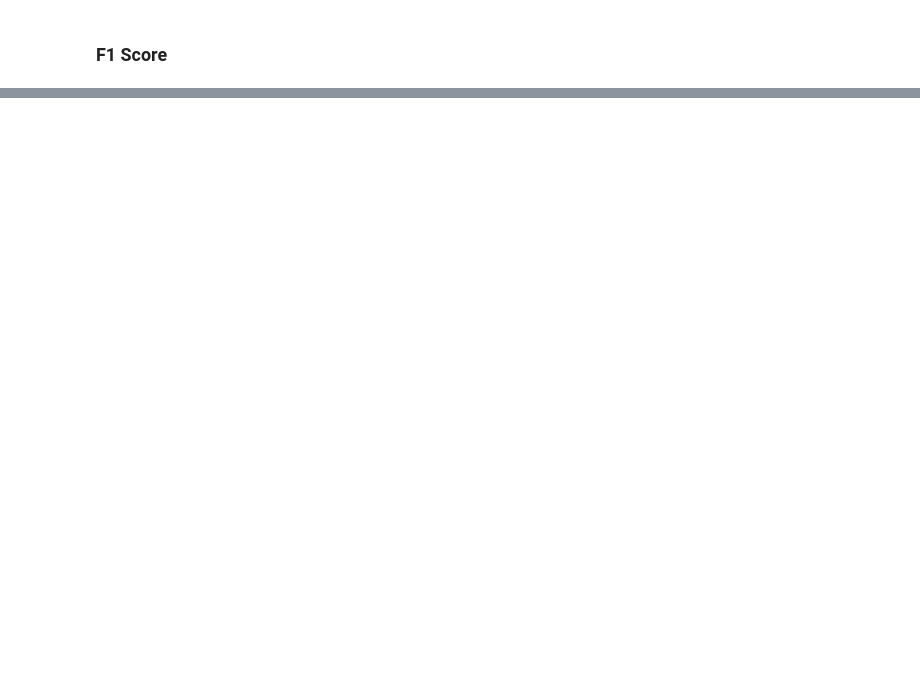
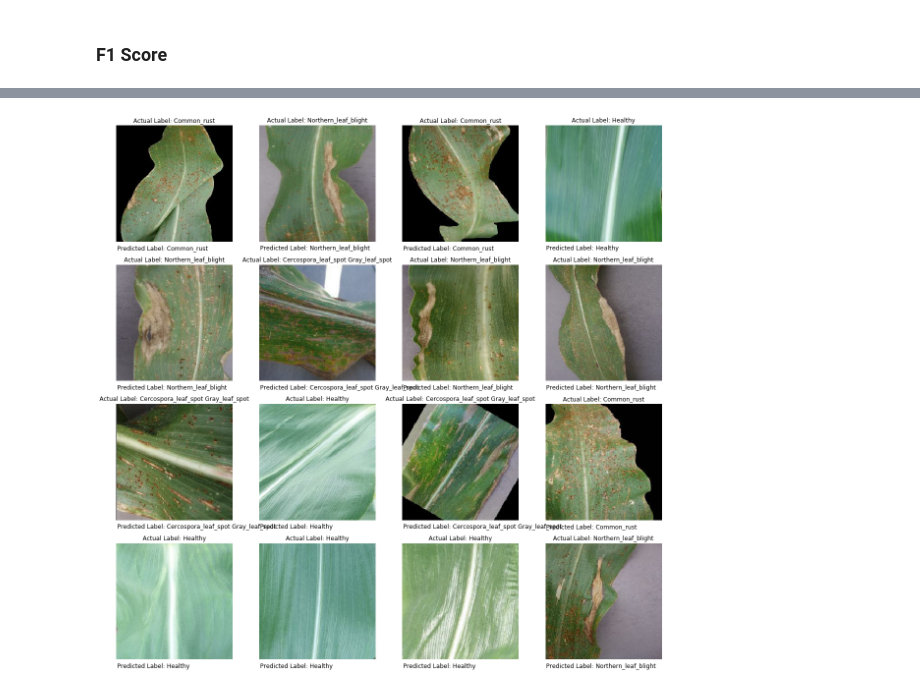
Before and after one commit to roidsaja/corn-classification, a Jupyter notebook: model.ipynb, the cells around one changed output, grey strips where cells are left out. Drawn from its saved outputs; the diff is of its cells as text; code cells hidden in the pictures; blank space fills up the shorter version.

```diff
--- a/model.ipynb
+++ b/model.ipynb
@@ -457,0 +467,20 @@ f1_report
+# %%
+plt.figure(figsize=(20, 20))
+for images, labels in test_image_dataset.take(1):
+    for i in range(16):
+        ax = plt.subplot(4, 4, i + 1)
+
+        img = tf.keras.preprocessing.image.img_to_array(images[i])
+        img = np.expand_dims(img, axis=0)
+
+        pred = final_effinet_model.predict(img)
+        # print(np.argmax(pred))
+        plt.imshow(images[i].numpy().astype("uint8"))
+        label = np.array(labels[i])
+        label_index = np.where(label == 1)
+        res = functools.reduce(lambda sub, ele: sub * 10 + ele, label_index)
+        plt.title("Actual Label: %s" % class_names[res[0]])
+        plt.text(1, 240, "Predicted Label: %s" % class_names[np.argmax(pred)], fontsize=12)
+        plt.axis("off")
+# %% [output]
+[figure, added]
```
Also changed, not shown: parts of 23 cells of this notebook, 15 other files.
